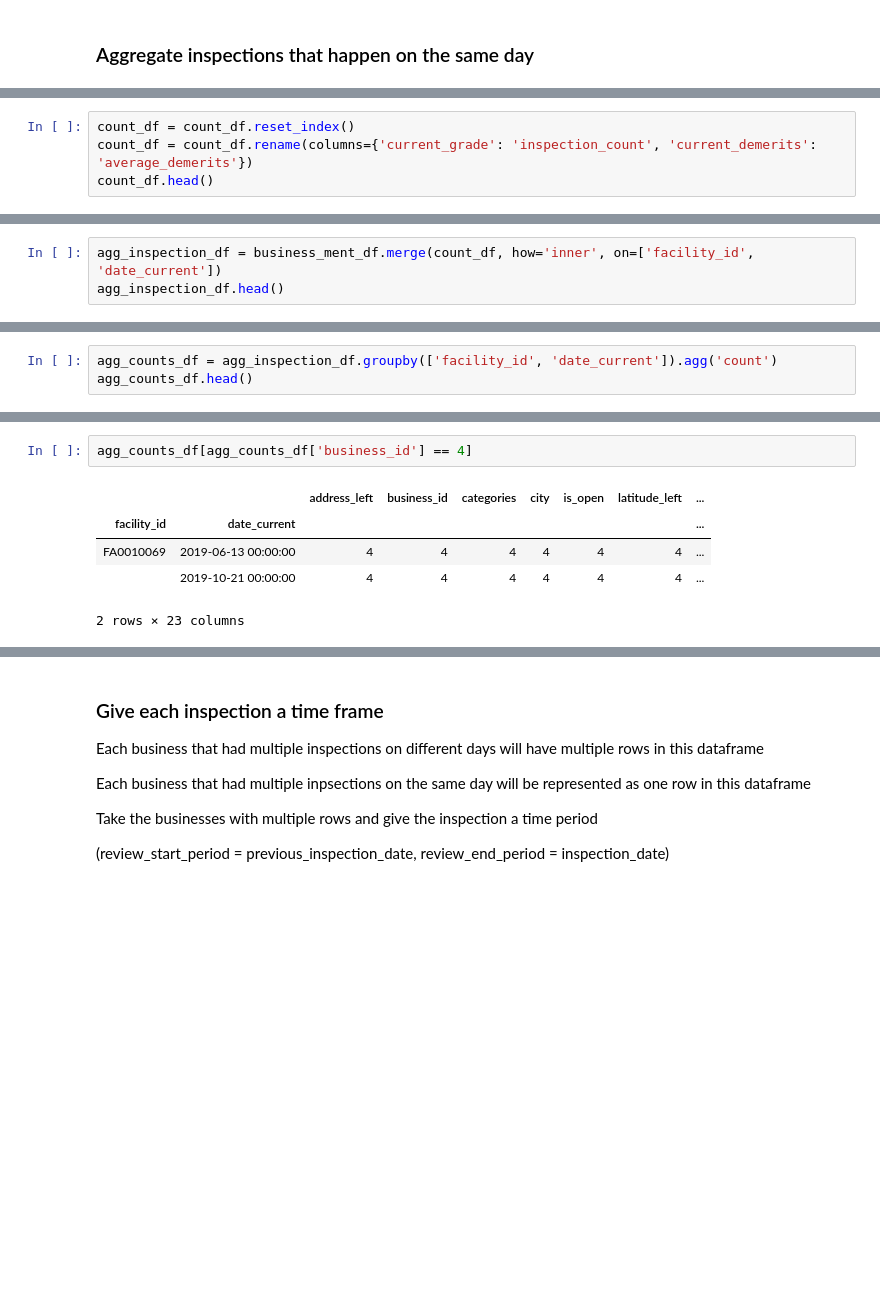
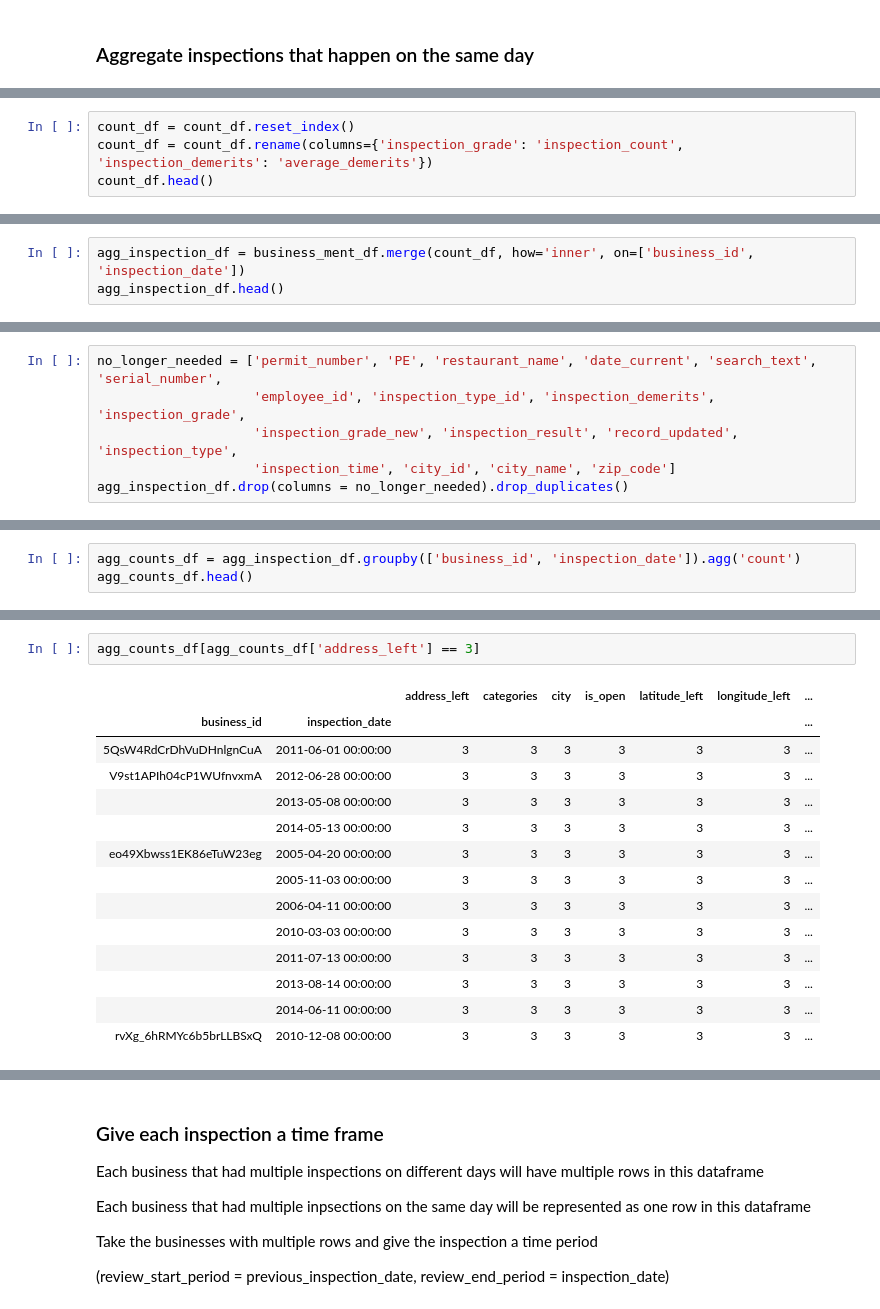
Before and after one commit to RishabPanyam96/Las_Vegas_Food_Inspection, a Jupyter notebook: code/review_inspection_merge.ipynb, the cells around one changed output, grey strips where cells are left out. Cells and saved outputs as stored; diff of their text form; blank space fills up the shorter version.

```diff
--- a/code/review_inspection_merge.ipynb
+++ b/code/review_inspection_merge.ipynb
@@ -263,5 +358,5 @@ Name: (FA0005923, 2011-02-01 00:00:00), dtype: float64
 # %%
 count_df = count_df.reset_index()
-count_df = count_df.rename(columns={'current_grade': 'inspection_count', 'current_demerits': 'average_demerits'})
+count_df = count_df.rename(columns={'inspection_grade': 'inspection_count', 'inspection_demerits': 'average_demerits'})
 count_df.head()
 # %% [output]
@@ -279,4 +371,4 @@ count_df[count_df['facility_id'] == 'FA0005923']
 # %%
-agg_inspection_df = business_ment_df.merge(count_df, how='inner', on=['facility_id', 'date_current'])
+agg_inspection_df = business_ment_df.merge(count_df, how='inner', on=['business_id', 'inspection_date'])
 agg_inspection_df.head()
 # %% [output]
@@ -289,0 +397,6 @@ agg_inspection_df.head()
+# %%
+no_longer_needed = ['permit_number', 'PE', 'restaurant_name', 'date_current', 'search_text', 'serial_number',
+                    'employee_id', 'inspection_type_id', 'inspection_demerits', 'inspection_grade',
+                    'inspection_grade_new', 'inspection_result', 'record_updated', 'inspection_type',
+                    'inspection_time', 'city_id', 'city_name', 'zip_code']
+agg_inspection_df.drop(columns = no_longer_needed).drop_duplicates()
@@ -306,4 +432,4 @@ agg_inspection_df.shape
 # %%
-agg_counts_df = agg_inspection_df.groupby(['facility_id', 'date_current']).agg('count')
+agg_counts_df = agg_inspection_df.groupby(['business_id', 'inspection_date']).agg('count')
 agg_counts_df.head()
 # %% [output]
@@ -354,9 +509,18 @@ business_ment_df[business_ment_df['facility_id'] == 'FA0002367']
 # %%
-agg_counts_df[agg_counts_df['business_id'] == 4]
+agg_counts_df[agg_counts_df['address_left'] == 3]
 # %% [output]
-|  |  | address_left | business_id | categories | city | is_open | latitude_left | ... |
-| facility_id | date_current |  |  |  |  |  |  | ... |
-| FA0010069 | 2019-06-13 00:00:00 | 4 | 4 | 4 | 4 | 4 | 4 | ... |
-|  | 2019-10-21 00:00:00 | 4 | 4 | 4 | 4 | 4 | 4 | ... |
+|  |  | address_left | categories | city | is_open | latitude_left | longitude_left | ... |
+| business_id | inspection_date |  |  |  |  |  |  | ... |
+| 5QsW4RdCrDhVuDHnlgnCuA | 2011-06-01 00:00:00 | 3 | 3 | 3 | 3 | 3 | 3 | ... |
+| V9st1APIh04cP1WUfnvxmA | 2012-06-28 00:00:00 | 3 | 3 | 3 | 3 | 3 | 3 | ... |
+|  | 2013-05-08 00:00:00 | 3 | 3 | 3 | 3 | 3 | 3 | ... |
+|  | 2014-05-13 00:00:00 | 3 | 3 | 3 | 3 | 3 | 3 | ... |
+| eo49Xbwss1EK86eTuW23eg | 2005-04-20 00:00:00 | 3 | 3 | 3 | 3 | 3 | 3 | ... |
+|  | 2005-11-03 00:00:00 | 3 | 3 | 3 | 3 | 3 | 3 | ... |
+|  | 2006-04-11 00:00:00 | 3 | 3 | 3 | 3 | 3 | 3 | ... |
+|  | 2010-03-03 00:00:00 | 3 | 3 | 3 | 3 | 3 | 3 | ... |
+|  | 2011-07-13 00:00:00 | 3 | 3 | 3 | 3 | 3 | 3 | ... |
+|  | 2013-08-14 00:00:00 | 3 | 3 | 3 | 3 | 3 | 3 | ... |
+|  | 2014-06-11 00:00:00 | 3 | 3 | 3 | 3 | 3 | 3 | ... |
+| rvXg_6hRMYc6b5brLLBSxQ | 2010-12-08 00:00:00 | 3 | 3 | 3 | 3 | 3 | 3 | ... |
-2 rows × 23 columns
 # %%
```
Also changed, not shown: parts of 95 cells of this notebook, 1 other file.
